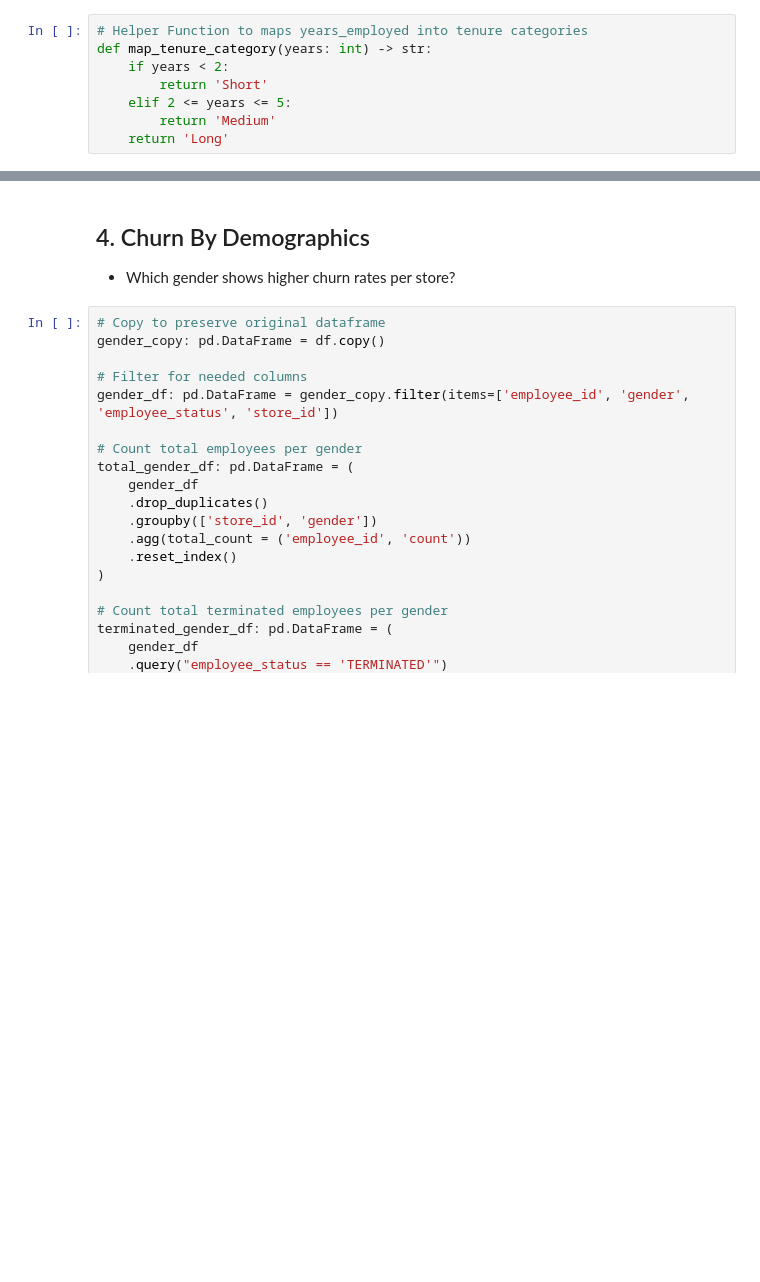
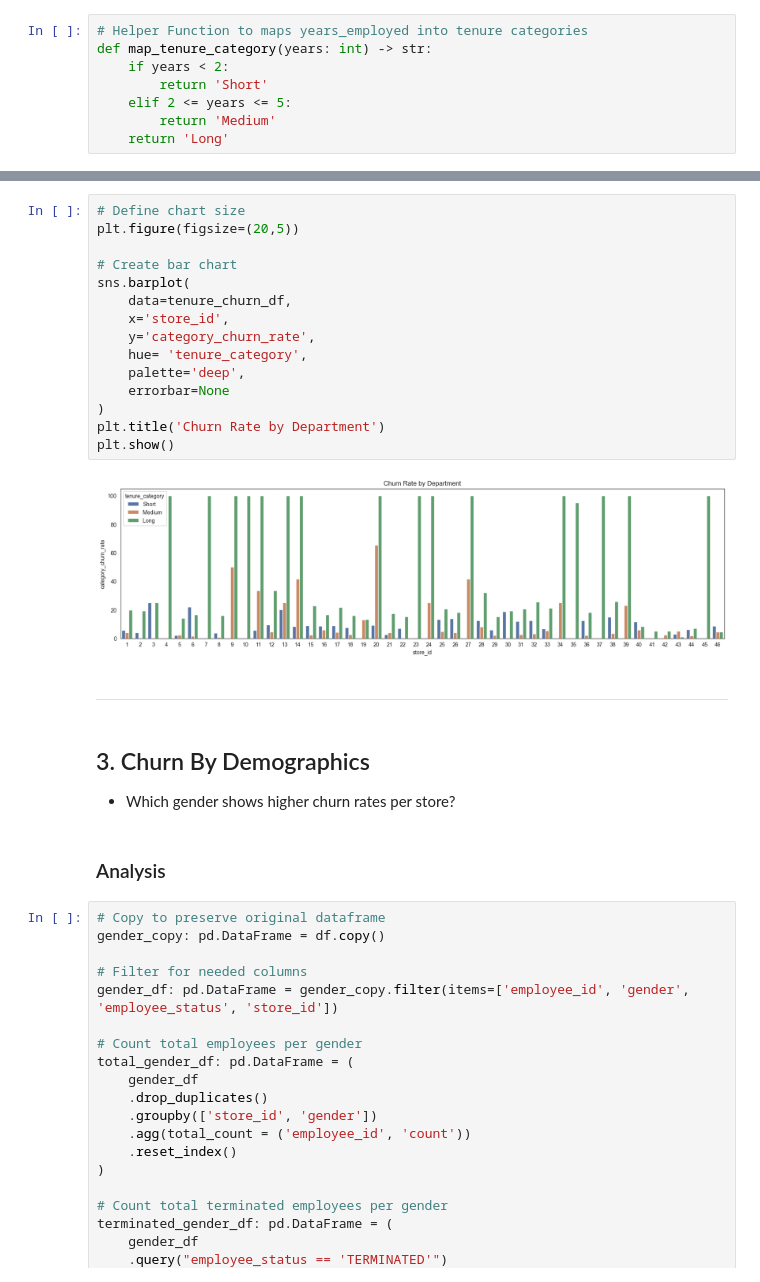
Before and after one commit to danlaratta/employee_churn_data_analysis, a Jupyter notebook: analysis/analysis.ipynb, the cells around one changed output, grey strips where cells are left out. Drawn from its saved outputs; the diff is of its cells as text; blank space fills up the shorter version.

```diff
--- a/analysis/analysis.ipynb
+++ b/analysis/analysis.ipynb
@@ -167,6 +243,27 @@ tenure_churn_df: pd.DataFrame = (
+# %%
+# Define chart size
+plt.figure(figsize=(20,5))
+
+# Create bar chart
+sns.barplot(
+    data=tenure_churn_df,
+    x='store_id',
+    y='category_churn_rate',
+    hue= 'tenure_category',
+    palette='deep',
+    errorbar=None
+)
+plt.title('Churn Rate by Department')
+plt.show()
+# %% [output]
+[figure, added]
+# %% [markdown]
+____________________
 # %% [markdown]
-## 4. Churn By Demographics
+## 3. Churn By Demographics
 - Which gender shows higher churn rates per store?
+# %% [markdown]
+### Analysis
 # %%
 # Copy to preserve original dataframe
 gender_copy: pd.DataFrame = df.copy()
```
Also changed, not shown: parts of 19 cells of this notebook, 2 other files.
